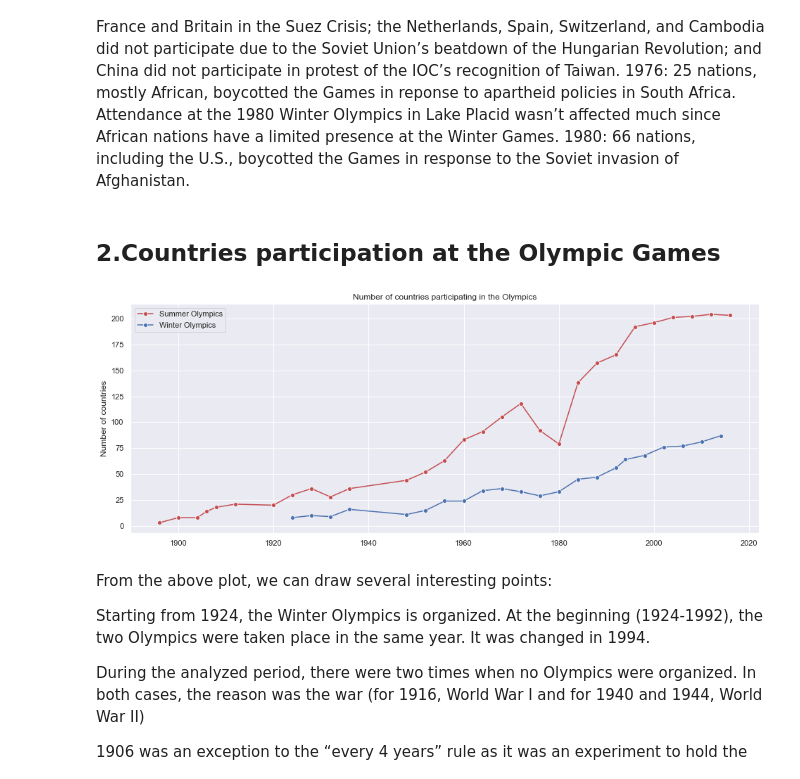
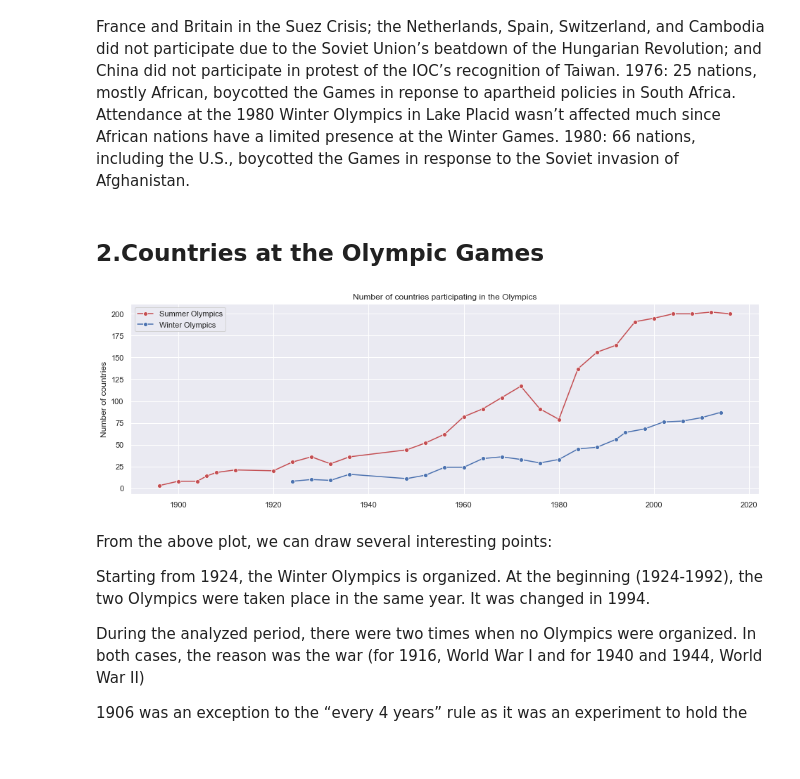
Before and after one commit to harryhancanada/learning, a Jupyter notebook: TeamProjectHarry.ipynb, the cells around one changed output. Saved outputs shown, nothing was run; the diff lists cells and outputs as text; code cells hidden in the pictures; blank space fills up the shorter version.

```diff
--- a/TeamProjectHarry.ipynb
+++ b/TeamProjectHarry.ipynb
@@ -40,7 +44,7 @@ dtypes: float64(3), int64(2), object(12)
 memory usage: 37.2+ MB
 # %%
 # Data Cleaning(do not drop medal)
-df=df.dropna(subset=['Sex','Age','Height','Weight','Year','Season','NOC','Team','City','Event','Sport'])
+df=df.dropna(subset=['Sex','Age','Height','Weight','Year','Season','NOC','Team','City','Event','Sport','region'])
 df.info()
 # %% [output]
 <class 'pandas.core.frame.DataFrame'>
@@ -159,19 +157,18 @@ There were several years when the attendance dipped. The year and the reasons ar
 
 1932: The Olympic occured in the midst of the Great Depression and in a remote location, such that many athletes were unable to afford the trip to the Olympics. 1956: Several boycotts: Iraq, Egypt, and Lebanon did not participate due to the involvement of France and Britain in the Suez Crisis; the Netherlands, Spain, Switzerland, and Cambodia did not participate due to the Soviet Union’s beatdown of the Hungarian Revolution; and China did not participate in protest of the IOC’s recognition of Taiwan. 1976: 25 nations, mostly African, boycotted the Games in reponse to apartheid policies in South Africa. Attendance at the 1980 Winter Olympics in Lake Placid wasn’t affected much since African nations have a limited presence at the Winter Games. 1980: 66 nations, including the U.S., boycotted the Games in response to the Soviet invasion of Afghanistan.
 # %% [markdown]
-## 2.Countries participation at the Olympic Games
+## 2.Countries at the Olympic Games
 # %%
 summer_data = (dfsummer[['Year', 'NOC']].drop_duplicates(['Year', 'NOC']))['Year'].value_counts()
 winter_data = (dfwinter[['Year', 'NOC']].drop_duplicates(['Year', 'NOC']))['Year'].value_counts()
-plt.figure(figsize = (16, 6))
+plt.figure(figsize = (16,5))
 sns.lineplot(x = summer_data.index.values, y = summer_data.values, color = 'r', label = 'Summer Olympics', marker = 'o')
 sns.lineplot(x = winter_data.index.values, y = winter_data.values, color = 'b', label = 'Winter Olympics', marker = 'o')
 plt.ylabel('Number of countries')
 plt.title('Number of countries participating in the Olympics')
-
 plt.show()
 # %% [output]
-[figure, old version]
+[figure, new version]
 # %% [markdown]
 From the above plot, we can draw several interesting points:
 
```
Also changed, not shown: parts of 88 cells of this notebook.
